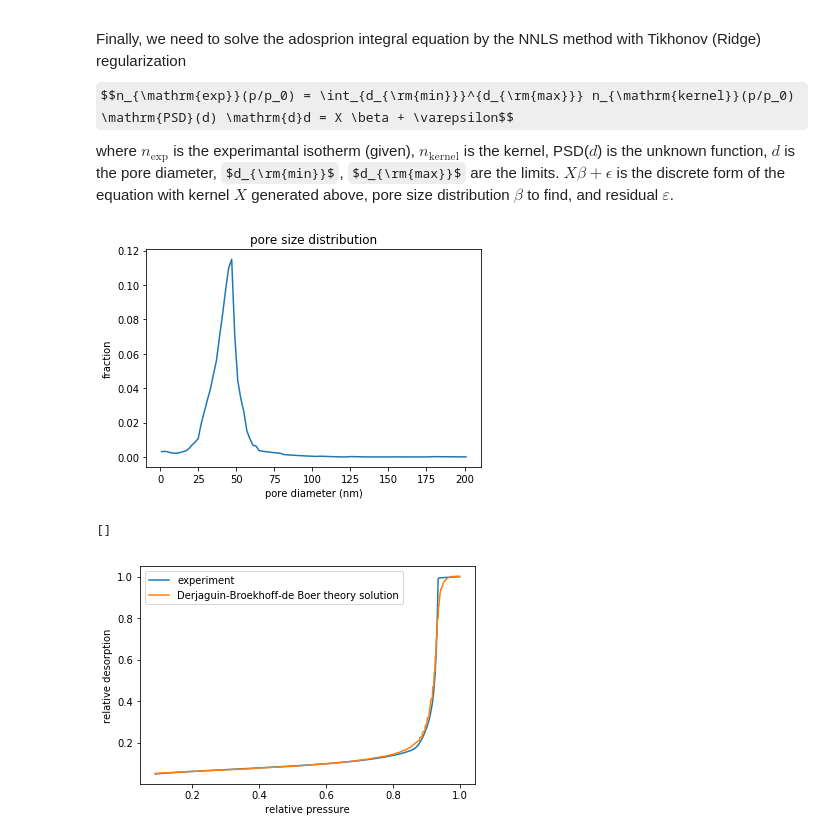
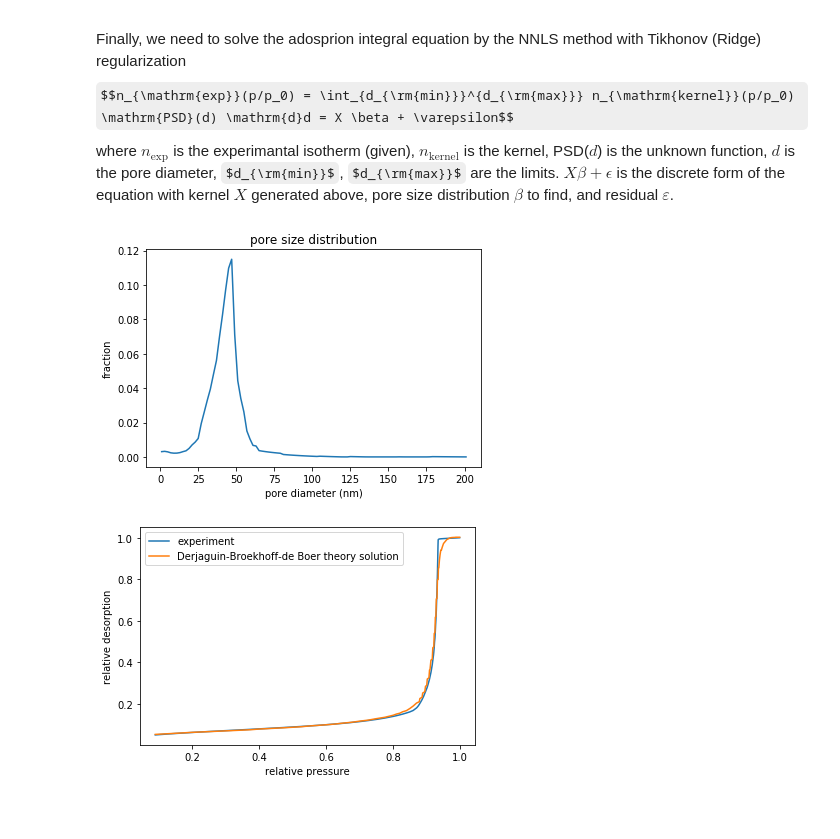
Before and after one commit to 2xmax/dbdb, a Jupyter notebook: docs/psd_n2.ipynb, the cells around one changed output. Saved outputs shown, nothing was run; the diff lists cells and outputs as text; code cells hidden in the pictures; some formulas as TeX source; blank space fills up the shorter version.

```diff
--- a/docs/psd_n2.ipynb
+++ b/docs/psd_n2.ipynb
@@ -14,13 +17,13 @@ where $k$ and $m$ are the unknown parameters, $h$ is the adsorbed film thickness
 
 Let us consider a reference sample with almost flat surface, and let us find $k$, $m$ parameters for the FHH theory that will be used for further mesoporous material analysis
 # %%
-data = np.genfromtxt("./../data/sampleR.tsv", names=True)
+data = np.genfromtxt("../data/maximov2019lang/sampleR.tsv", names=True)
 pressure_ref = data["p_rel"]
 density_ref = data["Q_cm3_per_g_STP"] / (dbdb.V_m * 1e3)
 n2_csa = 0.162e-18  # cross-sectional area, m2
 s_a = bet.surface_area(pressure_ref, density_ref, csa=n2_csa) * 1e3
-inst = dbdb.nitrogen(reference_s_a=s_a)
-fhh_k, fhh_m = inst.fhh_fit(pressure_ref, density_ref)
+model = dbdb.nitrogen(reference_s_a=s_a)
+fhh_k, fhh_m = model.fhh_fit(pressure_ref, density_ref)
 # %%
 plt.plot(pressure_ref, density_ref, label="experiment")
 plt.plot(
@@ -39,7 +42,7 @@ plt.show()
 # %% [markdown]
 Target mesoporous sample to analyze
 # %%
-data = np.genfromtxt("./../data/sample2-des.tsv", names=True)
+data = np.genfromtxt("../data/maximov2019lang/sample2-des.tsv", names=True)
 pressure_exp = data["p_rel"]
 density_exp = data["Q_cm3_per_g_STP"]
 density_exp = density_exp / np.max(density_exp)
@@ -58,7 +61,7 @@ Isotherm kernel based on Derjaguin-Broekhoff-de Boer theory
 Next, we aim to builld the desorption isotherm kernel for a range of pore sizes
 # %%
 pore_sizes = np.arange(1, 202, 2)
-kernel = inst.kernel(pressure_exp, pore_sizes, fhh_k, fhh_m, is_ads_branch=False)
+kernel = model.kernel(pressure_exp, pore_sizes, fhh_k, fhh_m, is_ads_branch=False)
 # %% [markdown]
 The corresponding isotherm relative density $n$ for different pore diameters $d$ and relative pressures $p/p_0$
 # %%
@@ -111,14 +114,13 @@ plt.ylabel("fraction")
 plt.title("pore size distribution")
 plt.show()
 # %% [output]
-[figure, old version]
+[figure, new version]
 # %%
 plt.plot(pressure_exp, density_exp, label="experiment")
 plt.plot(pressure_exp, solution, label="Derjaguin-Broekhoff-de Boer theory solution")
 plt.legend()
 plt.xlabel("relative pressure")
 plt.ylabel("relative desorption")
-plt.plot()
+plt.show()
 # %% [output]
-[]
-[figure, old version]
+[figure, new version]
```
Also changed, not shown: parts of 5 cells of this notebook, 27 other files.
